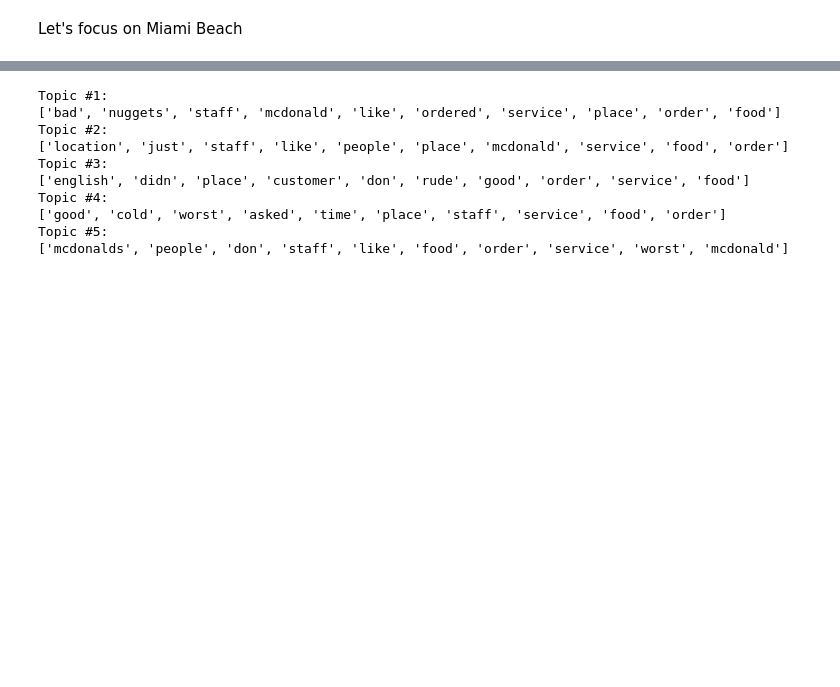
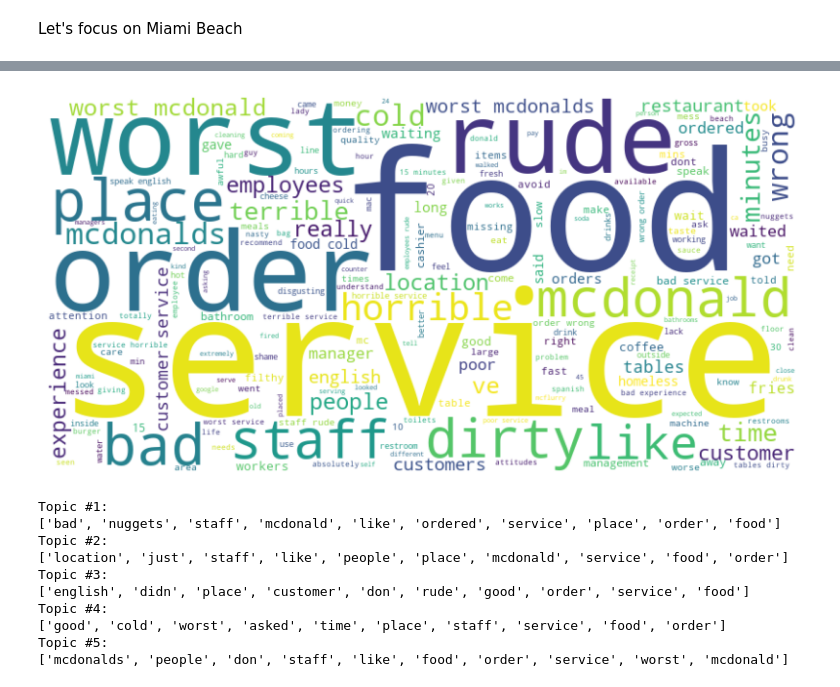
Before and after one commit to ssstoev/mcdonalds-reviews, a Jupyter notebook: review analysis.ipynb, the cells around one changed output, grey strips where cells are left out. Saved outputs shown, nothing was run; the diff lists cells and outputs as text; code cells hidden in the pictures; blank space fills up the shorter version.

```diff
--- a/review analysis.ipynb
+++ b/review analysis.ipynb
@@ -419,0 +419,6 @@ miami_df.head()
+# %%
+miami_df = df_clean[df_clean["city"] == "Miami Beach"]
+
+# lets get only negative reviews (reviews with negative score > 0.2)
+miami_df = miami_df[miami_df["negative_sentiment"] >= 0.2]
+miami_df.info()
@@ -438,3 +464,20 @@ print(common_words[:30])  # Top 10 complaints
+# %%
+import wordcloud
+from wordcloud import WordCloud
+
+# Convert the list of tuples to a dictionary
+word_freq_dict = {word: int(count) for word, count in common_words}
+
+# Create a word cloud object
+wordcloud = WordCloud(width=800, height=400, background_color='white').generate_from_frequencies(word_freq_dict)
+
+# Plot the word cloud
+plt.figure(figsize=(10, 5))
+plt.imshow(wordcloud, interpolation='bilinear')
+plt.axis('off')  # Disable axis
+plt.show()
+# %% [output]
+[figure, added]
 # %%
 from sklearn.decomposition import LatentDirichletAllocation
 
```
Also changed, not shown: parts of 8 cells of this notebook.
